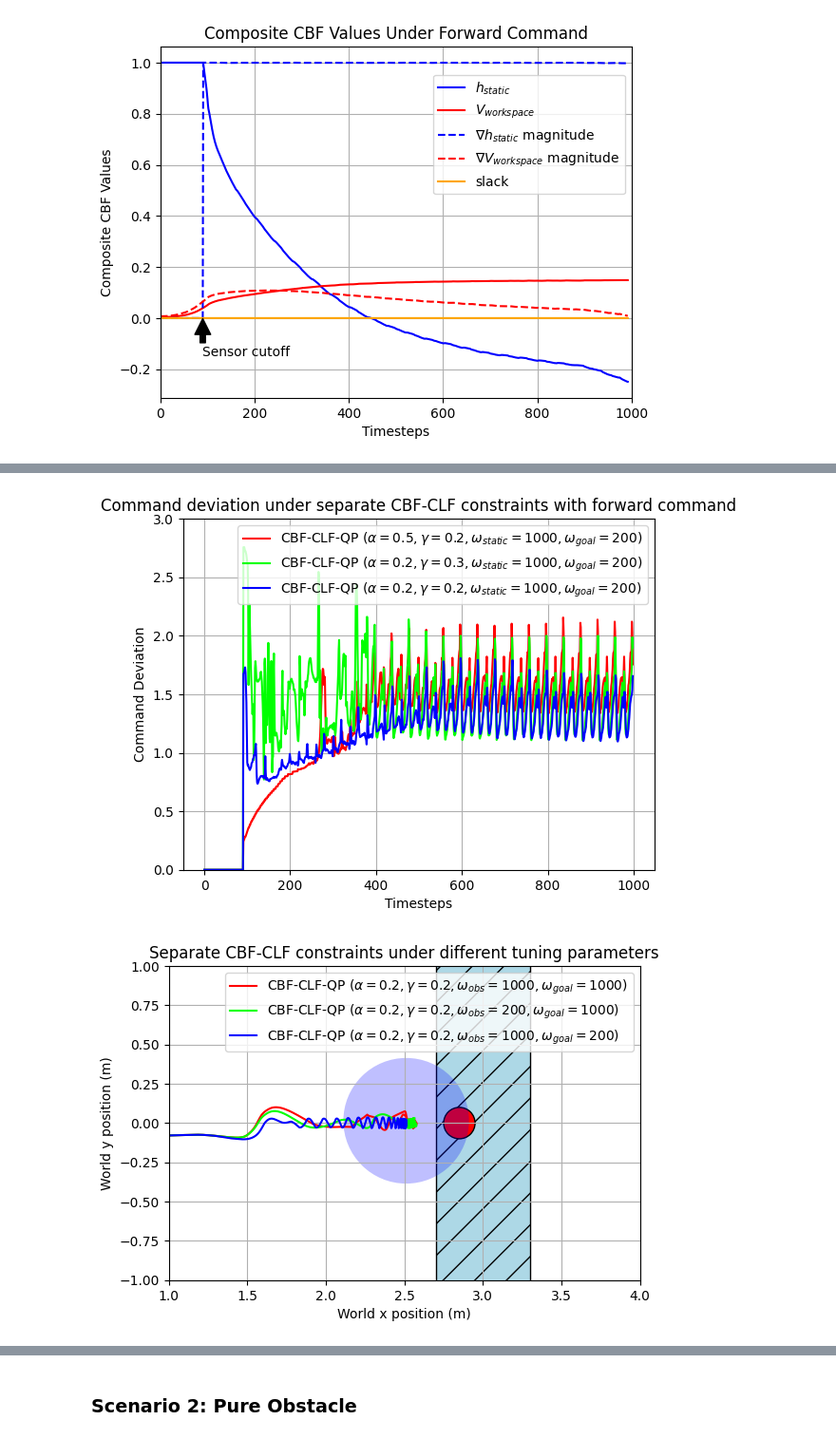
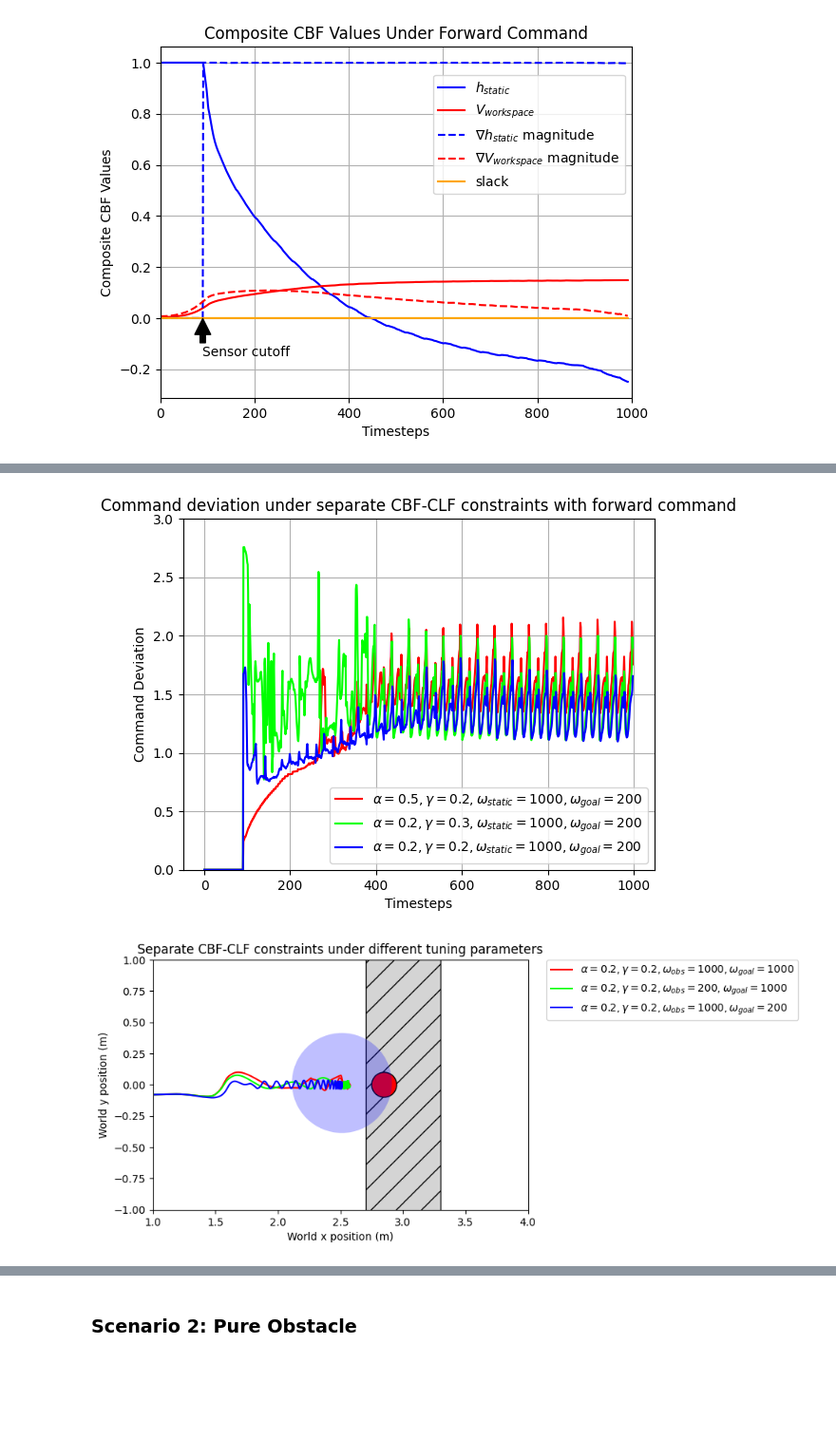
Before and after one commit to famsvip/Robot-Navigation-Collision-Avoidance-, a Jupyter notebook: data/plotting.ipynb, the cells around one changed output, grey strips where cells are left out. Shown at 95% size. Saved outputs shown, nothing was run; the diff lists cells and outputs as text; code cells hidden in the pictures; blank space fills up the shorter version.

```diff
--- a/data/plotting.ipynb
+++ b/data/plotting.ipynb
@@ -162,9 +160,9 @@ def command_change(cmd_array):
 
 fig, ax = plt.subplots()
 
-ax.plot(range(np.size(separated_cmds_2,axis=0)), command_change(separated_cmds_2), color=(1.0,0,0), label=r"CBF-CLF-QP ($\alpha=0.5,\gamma=0.2, \omega_{static}=1000, \omega_{goal}=200$)")
-ax.plot(range(np.size(separated_cmds_4,axis=0)), command_change(separated_cmds_4), color=(0,1,0), label=r"CBF-CLF-QP ($\alpha=0.2,\gamma=0.3, \omega_{static}=1000, \omega_{goal}=200$)")
-ax.plot(range(np.size(separated_cmds_1,axis=0)), command_change(separated_cmds_1), color=(0,0,1.0), label=r"CBF-CLF-QP ($\alpha=0.2,\gamma=0.2, \omega_{static}=1000, \omega_{goal}=200$)")
+ax.plot(range(np.size(separated_cmds_2,axis=0)), command_change(separated_cmds_2), color=(1.0,0,0), label=r"$\alpha=0.5,\gamma=0.2, \omega_{static}=1000, \omega_{goal}=200$")
+ax.plot(range(np.size(separated_cmds_4,axis=0)), command_change(separated_cmds_4), color=(0,1,0), label=r"$\alpha=0.2,\gamma=0.3, \omega_{static}=1000, \omega_{goal}=200$")
+ax.plot(range(np.size(separated_cmds_1,axis=0)), command_change(separated_cmds_1), color=(0,0,1.0), label=r"$\alpha=0.2,\gamma=0.2, \omega_{static}=1000, \omega_{goal}=200$")
 ax.set_ylim(0, 3.0)
 plt.title('Command deviation under separate CBF-CLF constraints with forward command')
 plt.xlabel("Timesteps")
@@ -173,41 +171,41 @@ plt.grid(True)
 plt.legend()
 plt.show()
 # %% [output]
-[figure, old version]
+[figure, new version]
 # %%
 # Trajectory plots for tuning slack in separate CBF-CLF
 
 data_threshold = 10000
 
 # Load data
 separated_1 = np.load("./separated_pos_1.npy")
 separated_5 = np.load("./separated_pos_5.npy")
 separated_6 = np.load("./separated_pos_6.npy")
 
 fig, ax = plt.subplots()
 
 rect = Rectangle((2.7, -1.8), width=0.6, height=3.6,
-                 edgecolor='black', facecolor='lightblue', hatch="/")
+                 edgecolor='black', facecolor=(0.83, 0.83, 0.83), hatch="/")
 circle_target = Circle((2.85, 0.0), radius=0.1, edgecolor="black", facecolor="red")
 circle_separated_1 = Circle((separated_1[data_threshold-1,:2]), radius=0.4, facecolor=(0,0,1.0,0.25))
 ax.add_patch(rect)
 ax.add_patch(circle_target)
 ax.add_patch(circle_separated_1)
 
-ax.plot(separated_5[:data_threshold,0], separated_5[:data_threshold,1], color=(1.0,0,0), label=r"CBF-CLF-QP ($\alpha=0.2,\gamma=0.2, \omega_{obs}=1000, \omega_{goal}=1000$)")
-ax.plot(separated_6[:data_threshold,0], separated_6[:data_threshold,1], color=(0,1.0,0), label=r"CBF-CLF-QP ($\alpha=0.2,\gamma=0.2, \omega_{obs}=200, \omega_{goal}=1000$)")
-ax.plot(separated_1[:data_threshold,0], separated_1[:data_threshold,1], color=(0,0,1.0), label=r"CBF-CLF-QP ($\alpha=0.2,\gamma=0.2, \omega_{obs}=1000, \omega_{goal}=200$)")
+ax.plot(separated_5[:data_threshold,0], separated_5[:data_threshold,1], color=(1.0,0,0), label=r"$\alpha=0.2,\gamma=0.2, \omega_{obs}=1000, \omega_{goal}=1000$")
+ax.plot(separated_6[:data_threshold,0], separated_6[:data_threshold,1], color=(0,1.0,0), label=r"$\alpha=0.2,\gamma=0.2, \omega_{obs}=200, \omega_{goal}=1000$")
+ax.plot(separated_1[:data_threshold,0], separated_1[:data_threshold,1], color=(0,0,1.0), label=r"$\alpha=0.2,\gamma=0.2, \omega_{obs}=1000, \omega_{goal}=200$")
 ax.set_xlim(1, 4)
 ax.set_ylim(-1, 1)
 ax.set_aspect('equal')
-plt.grid(True)
+plt.grid(False)
 plt.title('Separate CBF-CLF constraints under different tuning parameters')
 plt.xlabel("World x position (m)")
 plt.ylabel("World y position (m)")
-plt.legend()
+plt.legend(bbox_to_anchor=(1.05, 1), loc='upper left', borderaxespad=0.)
 plt.show()
 # %% [output]
-[figure, old version]
+[figure, new version]
 # %%
 # Consecutive command error for tuning slack weight for separate CBF_CLF
 
```
Also changed, not shown: parts of 10 cells of this notebook, 50 other files.
